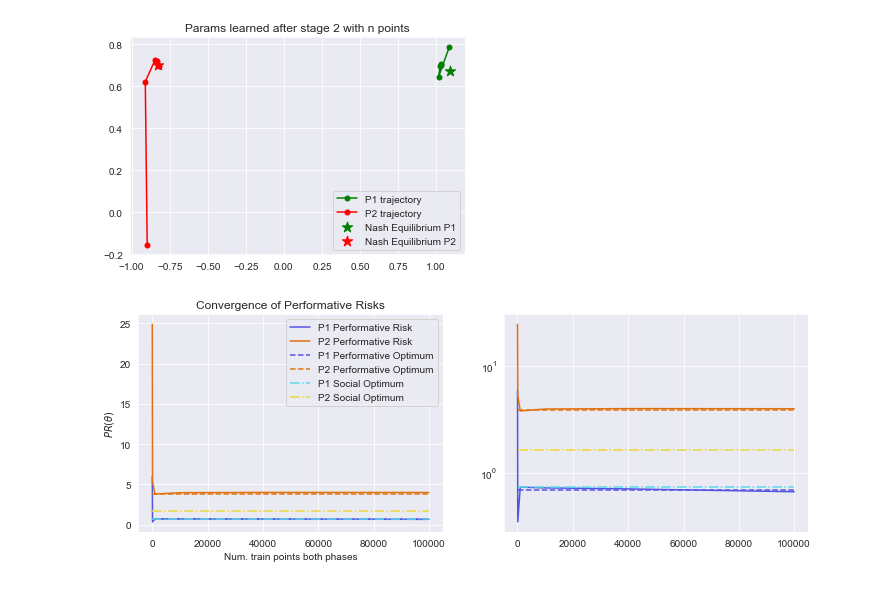
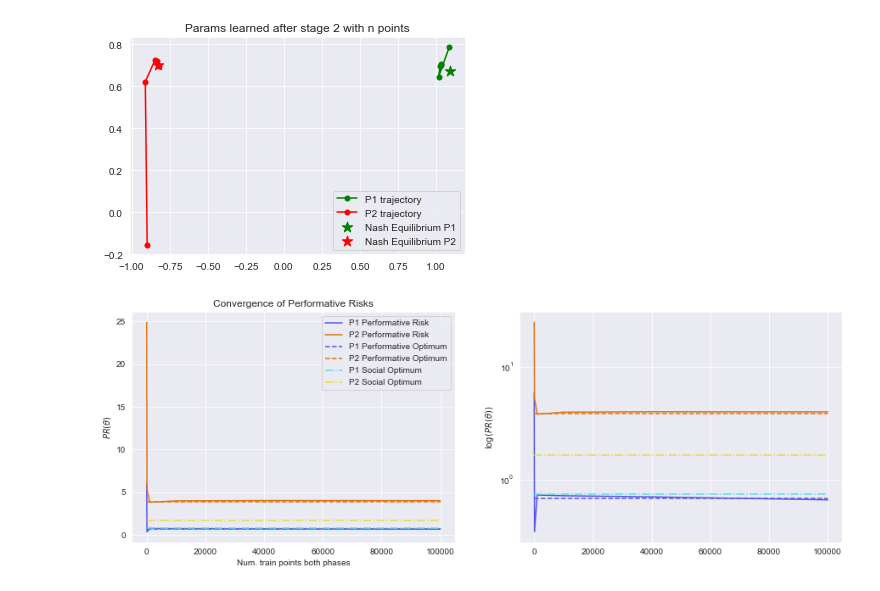
Before and after one commit to evanjfaulkner/DD-Games, a Jupyter notebook: Notebooks/new_code_modified_sim.ipynb, the cells around one changed output. Drawn from its saved outputs; the diff is of its cells as text; code cells hidden in the pictures.

```diff
--- a/Notebooks/new_code_modified_sim.ipynb
+++ b/Notebooks/new_code_modified_sim.ipynb
@@ -231,39 +243,39 @@ plt.show()
 # %% [output]
 [figure]
 # %%
-plt.figure(figsize=(15,4))
+plt.figure(figsize=(15,5))
 plt.subplot(1,2,1)
 plt.plot(num_rounds_lst, p1_risks,
          color='#5553E6', label='P1 Performative Risk')
 plt.plot(num_rounds_lst, p2_risks,
          color='#E07110', label='P2 Performative Risk')
 plt.plot(num_rounds_lst, [PO_1 for i in num_rounds_lst],
          '--', color='#5553E6', label='P1 Performative Optimum')
 plt.plot(num_rounds_lst, [PO_2 for i in num_rounds_lst],
          '--', color='#E07110', label='P2 Performative Optimum')
 plt.plot(num_rounds_lst, [SO_1 for i in num_rounds_lst],
          '-.', color='#5BD9EB', label='P1 Social Optimum')
 plt.plot(num_rounds_lst, [SO_2 for i in num_rounds_lst],
          '-.', color='#EBD839', label='P2 Social Optimum')
 plt.xlabel("Num. train points both phases")
 plt.ylabel(r"$PR(\theta)$")
 plt.title("Convergence of Performative Risks")
 plt.legend()
 
 plt.subplot(1,2,2)
 plt.semilogy(num_rounds_lst, p1_risks,
          color='#5553E6', label='P1 Performative Risk')
 plt.semilogy(num_rounds_lst, p2_risks,
          color='#E07110', label='P2 Performative Risk')
 plt.semilogy(num_rounds_lst, [PO_1 for i in num_rounds_lst],
          '--', color='#5553E6', label='P1 Performative Optimum')
 plt.semilogy(num_rounds_lst, [PO_2 for i in num_rounds_lst],
          '--', color='#E07110', label='P2 Performative Optimum')
 plt.semilogy(num_rounds_lst, [SO_1 for i in num_rounds_lst],
          '-.', color='#5BD9EB', label='P1 Social Optimum')
 plt.semilogy(num_rounds_lst, [SO_2 for i in num_rounds_lst],
          '-.', color='#EBD839', label='P2 Social Optimum')
-plt.ylabel(r"\log(PR(\theta))")
+plt.ylabel(r"$\log(PR(\theta))$")
 plt.show()
 # %% [output]
-[figure, old version]
+[figure, new version]
```
Also changed, not shown: parts of 2 cells of this notebook.
